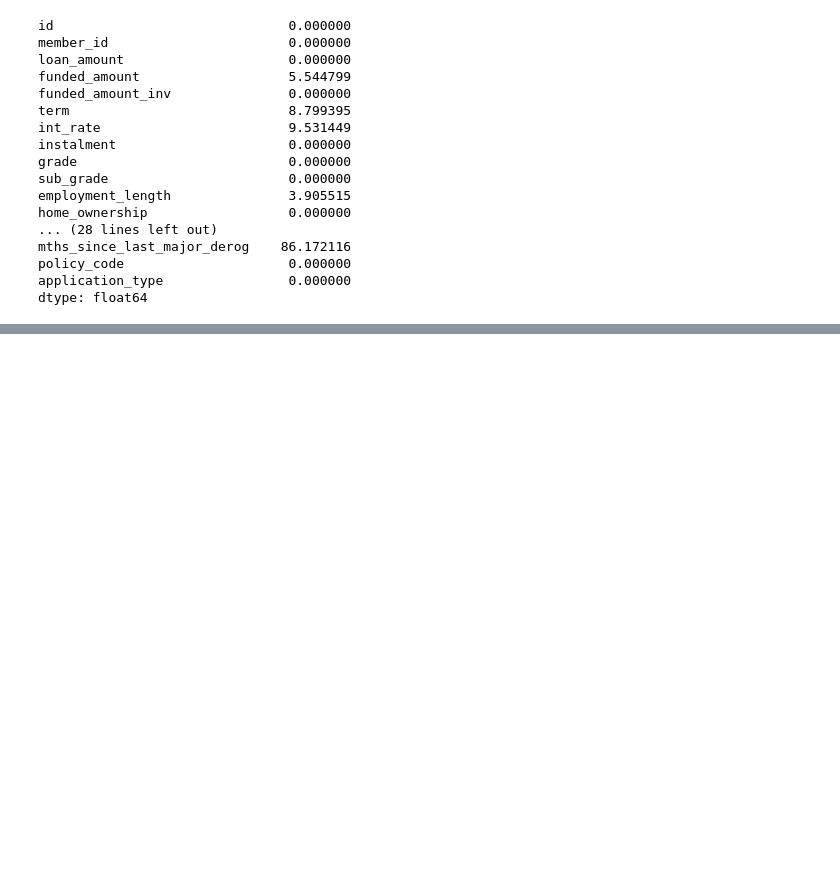
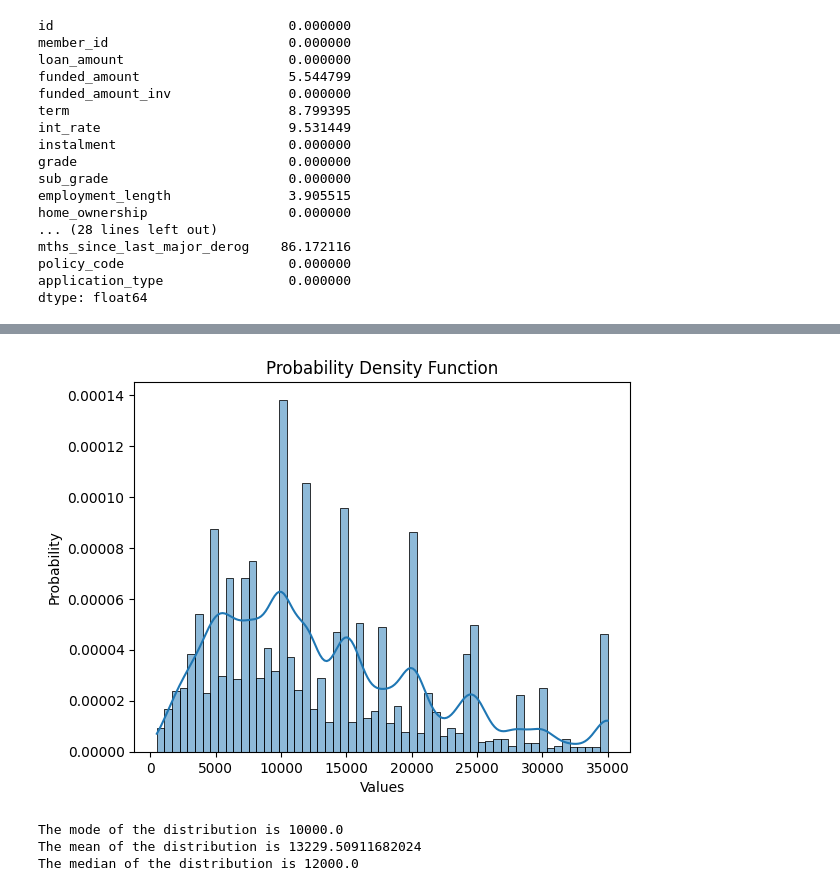
Before and after one commit to hargravexgt/EDA_Customer_loans, a Jupyter notebook: EDA.ipynb, the cells around one changed output, grey strips where cells are left out. Saved outputs shown, nothing was run; the diff lists cells and outputs as text; code cells hidden in the pictures; blank space fills up the shorter version.

```diff
--- a/EDA.ipynb
+++ b/EDA.ipynb
@@ -38,3 +113,24 @@ dtype: float64
+# %%
+# From this I can make some imputation decisisons.
+
+dftransform_1 = db.DataFrameTransform()
+
+dftransform_1.impute_mode(loan_payments, 'collections_12_mths_ex_med')
+dftransform_1.impute_mode(loan_payments, 'last_credit_pull_date')
+dftransform_1.impute_mode(loan_payments, 'last_payment_date')
+dftransform_1.impute_mode(loan_payments, 'employment_length')
+dftransform_1.impute_median(loan_payments, 'int_rate')
+dftransform_1.impute_mode(loan_payments, 'term')
+# %%
+# Last column to address because it didnt plot successfully, and impute!
+
+plotter_1.PDF_plot_with_averages(loan_payments, 'funded_amount')
+dftransform_1.impute_median(loan_payments, 'funded_amount')
+# %% [output]
+[figure, added]
+The mode of the distribution is 10000.0
+The mean of the distribution is 13229.50911682024
+The median of the distribution is 12000.0
 # %%
 # Changing all the datestring cols to iso format
 
```
Also changed, not shown: parts of 17 cells of this notebook, 2 other files.
